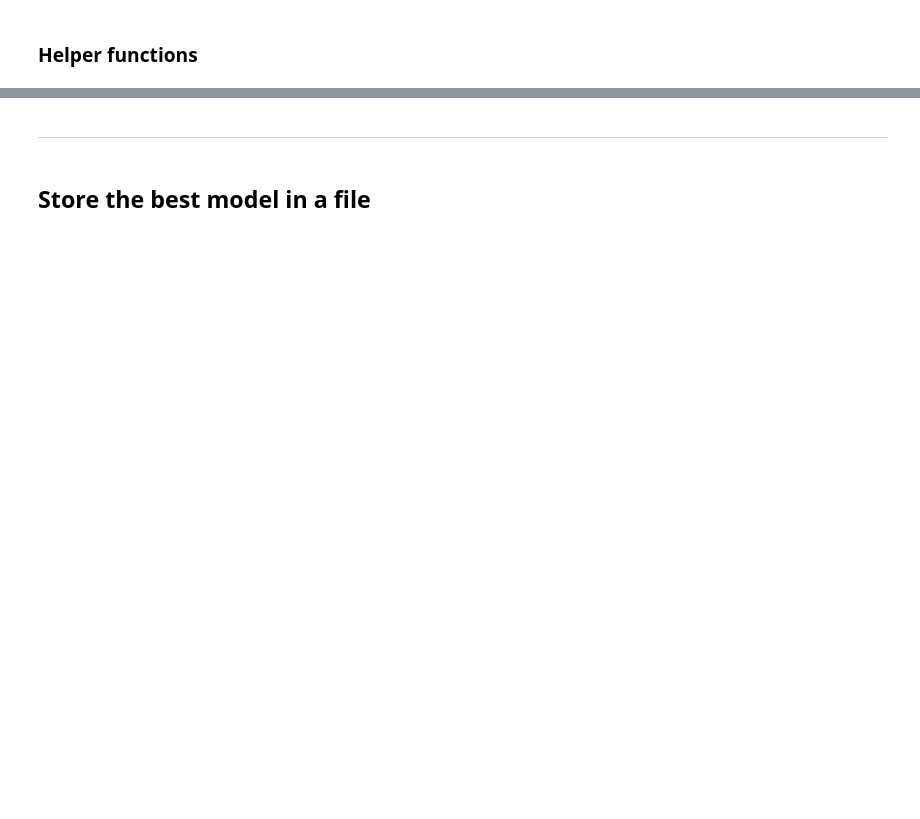
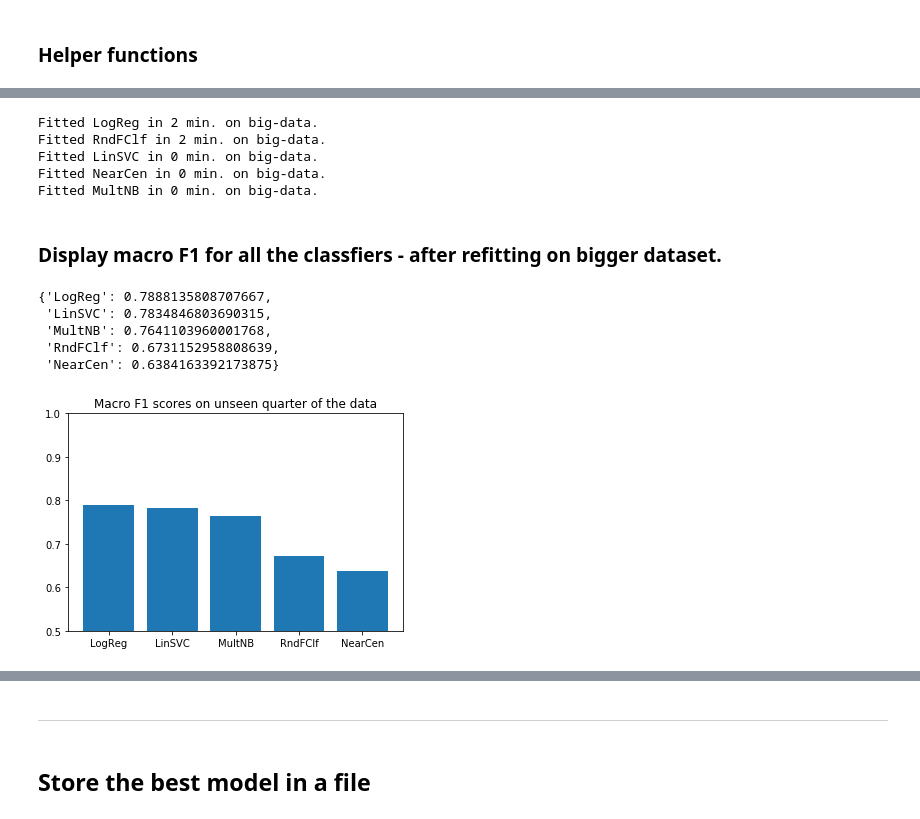
Before and after one commit to olszewskip/ArXiv_Classifier, a Jupyter notebook: arXiv_shallow_clf.ipynb, the cells around one changed output, grey strips where cells are left out. Drawn from its saved outputs; the diff is of its cells as text; code cells hidden in the pictures; blank space fills up the shorter version.

```diff
--- a/arXiv_shallow_clf.ipynb
+++ b/arXiv_shallow_clf.ipynb
@@ -675,0 +588,61 @@ array([[ -9700.,   -800.,   -300.,   -100.,     -0.,   -300.],
+# %%
+big_data_train = big_data[:int(0.8*large_number)]
+big_data_test = big_data[int(0.8*large_number):]
+
+big_text_train = big_data_train.text
+big_y_train = label_e.transform(big_data_train.label)
+
+big_text_test = big_data_test.text
+big_y_test = label_e.transform(big_data_test.label)
+# %%
+# the scores obtained on the test sample are stored in a new dict and the refitted models are appended in the 'models' dict
+
+big_test_ranking = {}
+
+print("Fitting on big-data :)")
+
+for name, (model, original_grid, score, best_params_) in models.items():
+
+    clf = build_clf(name, model)
+    clf.set_params(**best_params_)
+    tick = time.time()
+    clf.fit(big_text_train, big_y_train)
+    tock = time.time()
+
+    big_test_ranking[name] = [f1_score(big_y_test, clf.predict(big_text_test), average='macro'), clf]
+
+    print(f" {name} in {(tock - tick)/60:.0f} min.")
+# %% [output]
+Fitted LogReg in 2 min. on big-data.
+Fitted RndFClf in 2 min. on big-data.
+Fitted LinSVC in 0 min. on big-data.
+Fitted NearCen in 0 min. on big-data.
+Fitted MultNB in 0 min. on big-data.
+# %% [markdown]
+### Display macro F1 for all the classfiers - after refitting on bigger dataset.
+# %%
+# Sort the dict with final F1 scores
+# Save the the winning classifier
+
+ranking_list = sorted(big_test_ranking.items(), key=lambda item: item[1][0], reverse = True)
+
+winner = ranking_list[0][0]
+winner_clf = big_test_ranking[winner][1]
+
+scores_sorted = {name: score for (name, [score, _]) in ranking_list}
+scores_sorted
+# %% [output]
+{'LogReg': 0.7888135808707667,
+ 'LinSVC': 0.7834846803690315,
+ 'MultNB': 0.7641103960001768,
+ 'RndFClf': 0.6731152958808639,
+ 'NearCen': 0.6384163392173875}
+# %%
+count = range(len(scores_sorted))
+plt.ylim(0.5, 1)
+plt.bar(count, list(scores_sorted.values()))
+plt.xticks(count, list(scores_sorted.keys()))
+plt.title("Macro F1 scores on unseen quarter of the data")
+plt.show()
+# %% [output]
+[figure, added]
```
Also changed, not shown: parts of 94 cells of this notebook, 2 other files.
